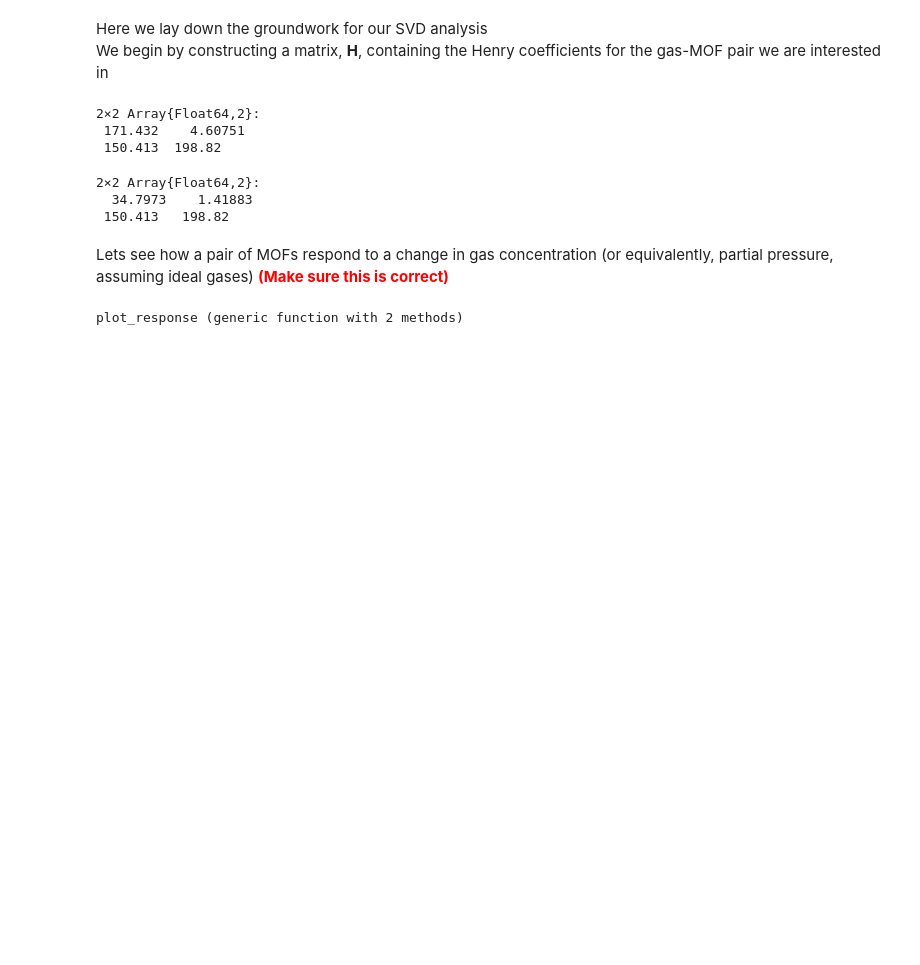
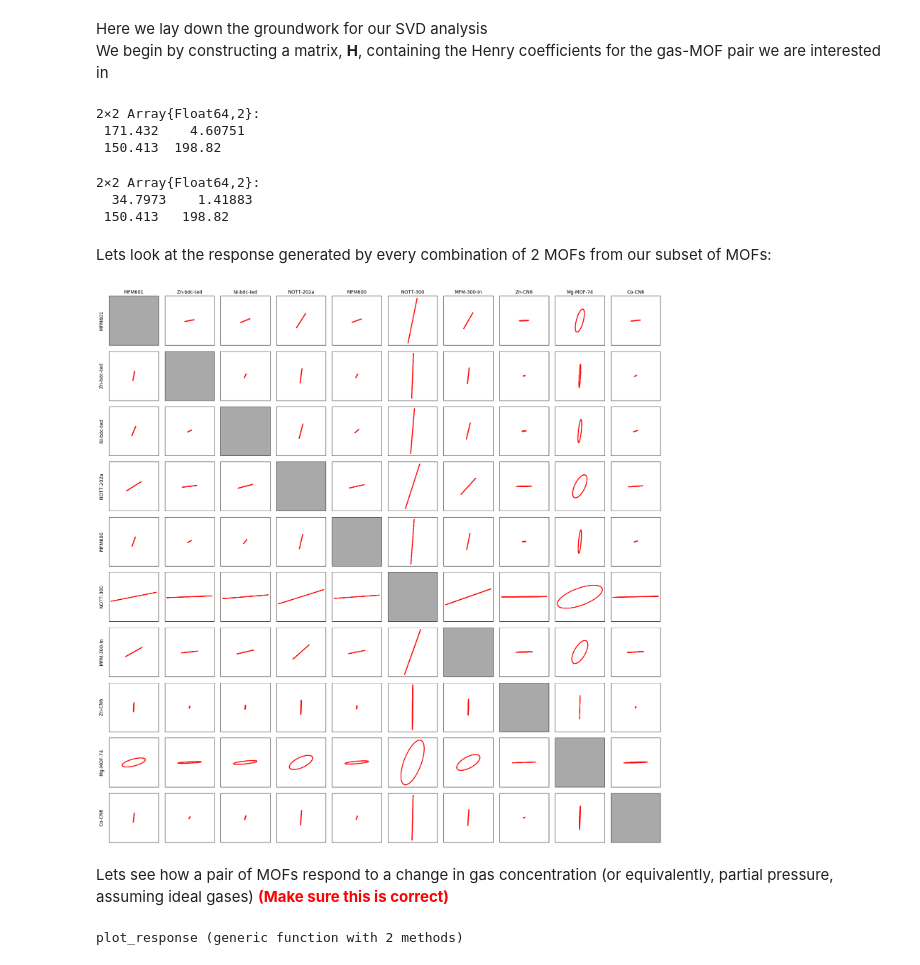
Before and after one commit to SimonEnsemble/sensor_arrays, a Jupyter notebook: src/Sensing.ipynb, the cells around one changed output. Saved outputs shown, nothing was run; the diff lists cells and outputs as text; code cells hidden in the pictures; blank space fills up the shorter version.

Commit message:
Add a new plot to see all responses

```diff
--- a/src/Sensing.ipynb
+++ b/src/Sensing.ipynb
@@ -94,6 +94,60 @@ construct_matrix([mof1, mof2], ["SO2", "CO2"])
 2×2 Array{Float64,2}:
   34.7973    1.41883
  150.413   198.82
+# %% [markdown]
+Lets look at the response generated by every combination of 2 MOFs from our subset of MOFs:
+# %%
+function plot_all_responses(gases::Array{<:AbstractString, 1}, plot_lower_triangular=false)
+    n_mofs = length(df_henry[:crystal])
+    fig, axs = plt[:subplots](nrows=n_mofs, ncols=n_mofs, figsize=(20, 20),
+                              sharex=true, sharey=true)
+    mof_no = 0
+    for i = 1:n_mofs
+        for j = 1:n_mofs
+
+            # The response generated by having two of the same MOFs is an underdetermined problem with infinite solutions
+            if i == j
+                axs[i, j][:set_facecolor]("#a9a9a9")
+                axs[i, j][:set_xticks]([])
+                axs[i, j][:set_yticks]([])
+                #axs[i, j][:axis]("off")
+                #continue
+            else
+
+                if !plot_lower_triangular && (i > j)
+                    axs[i, j][:axis]("off")
+                    continue
+                end
+                    # Divide by a million to get ppm
+                H = construct_matrix([i, j], gases)
+                # Decompose `H` with SVD. `F` stores U, Σ, V and Vᵀ
+                F = svd(H)
+                # `θ` and `p` are used to plot a unit circle in composition space
+                θ = range(0, stop=2*π, length=200)
+                p = transpose(hcat(cos.(θ), sin.(θ)))
+                # The matrix H maps the partial pressures `p` to a response `n`
+                n = H * p
+                for k in 1:length(θ)-1
+                    axs[i,j][:plot](n[1, k:k+1], n[2, k:k+1], lw=2, c="r")
+                end
+
+            end
+
+            if i == 1
+                axs[i, j][:set_title](df_henry[:crystal][j])
+            end
+            if j == 1
+                axs[i, j][:text](-750, 0, df_henry[:crystal][i], size=12, verticalalignment = "center", rotation = 90)
+            end
+            tight_layout()
+            savefig("all_responses.png", format="png")
+            show()
+        end
+    end
+end
+plot_all_responses(["SO2", "CO2"], true)
+# %% [output]
+[figure, added]
 # %% [markdown]
 Lets see how a pair of MOFs respond to a change in gas concentration (or equivalently, partial pressure, assuming ideal gases) **<span style='color:red'>(Make sure this is correct)</span>**
 # %%
```
